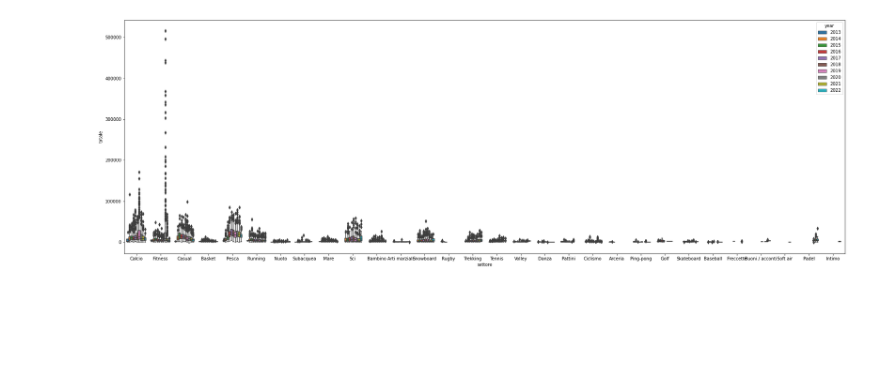
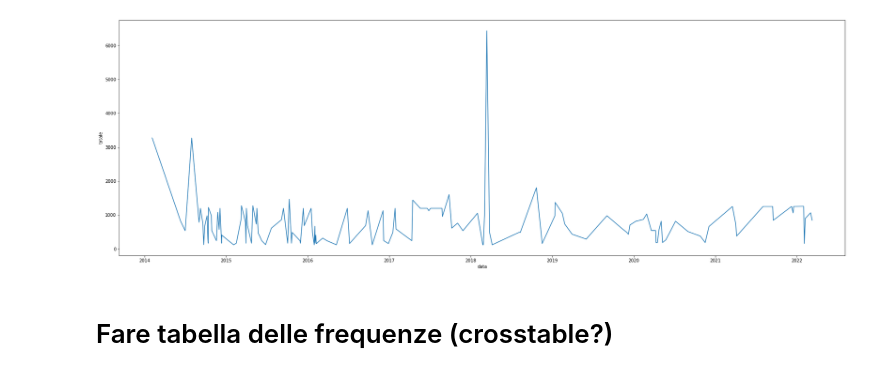
Before and after one commit to MattLanzUnimib/DataScienceLab, a Jupyter notebook: DsLab.ipynb, the cells around one changed output. Drawn from its saved outputs; the diff is of its cells as text; code cells hidden in the pictures; blank space fills up the shorter version.

```diff
--- a/DsLab.ipynb
+++ b/DsLab.ipynb
@@ -10,4 +10,4 @@ import datetime as dt
 # %%
 columns = ['data','totaleintero','totaledecimale','settore']
 # %%
-df = pd.read_csv("serie-storiche-ecommerce.csv", index_col=False, quotechar="'")
+df = pd.read_csv("https://raw.githubusercontent.com/MattLanzUnimib/DataScienceLab/main/serie-storiche-ecommerce.csv", index_col=False, quotechar="'")
@@ -51,0 +44,2 @@ g.map(sns.boxplot, "totale", "year")
+# %%
+arti_marziali = df[df['settore'] == 'Arti marziali']
@@ -52,5 +61,7 @@ g.map(sns.boxplot, "totale", "year")
 # %%
 fig, ax = plt.subplots(figsize=(30,10))
-ax = sns.boxplot(data=df, x='settore', y='totale', hue='year')
+ax = sns.lineplot(data=arti_marziali, x='data', y='totale')
 # %% [output]
-[figure, old version]
+[figure, new version]
+# %% [markdown]
+# Fare tabella delle frequenze (crosstable?)
```
Also changed, not shown: parts of 8 cells of this notebook.
